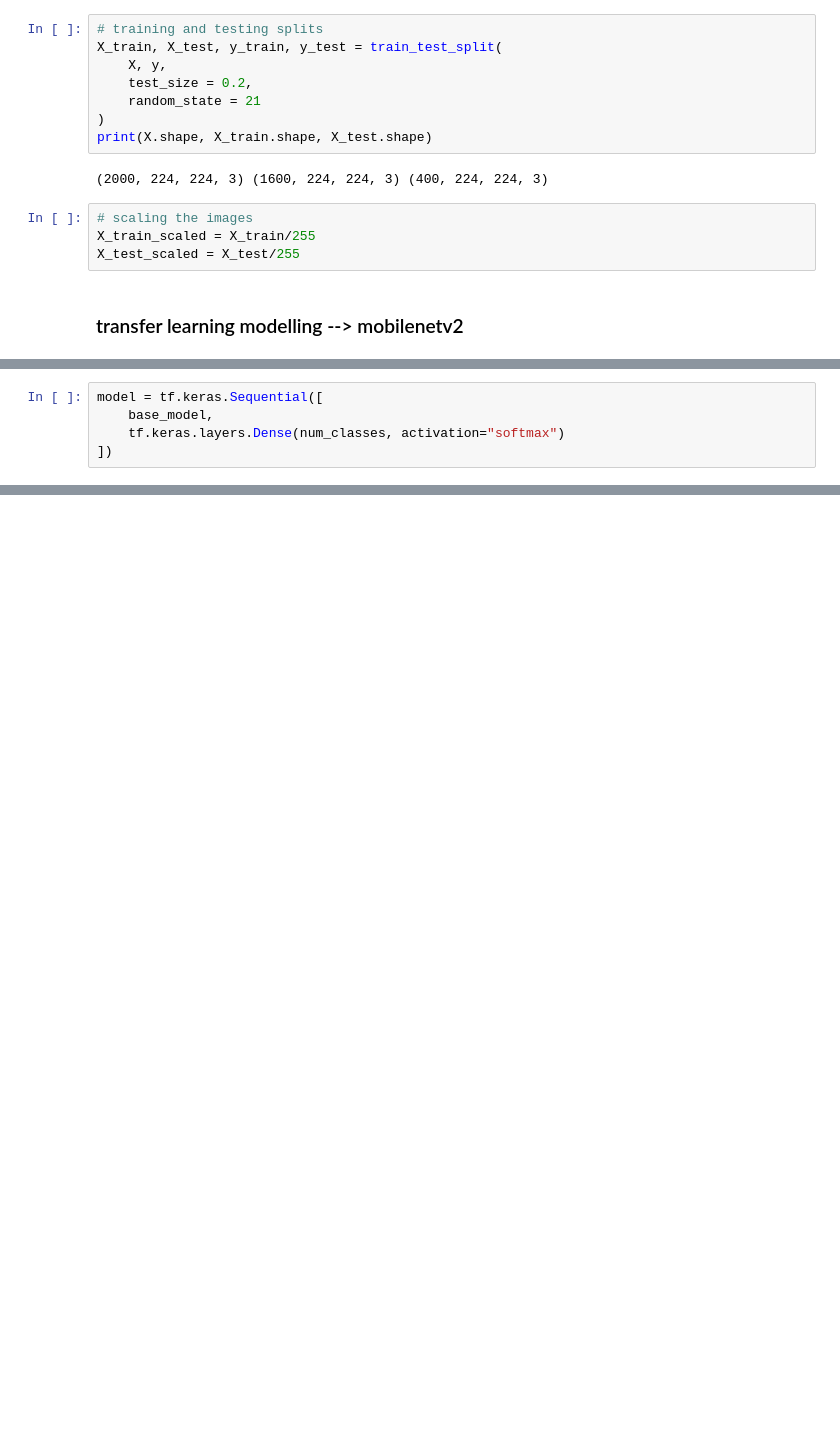
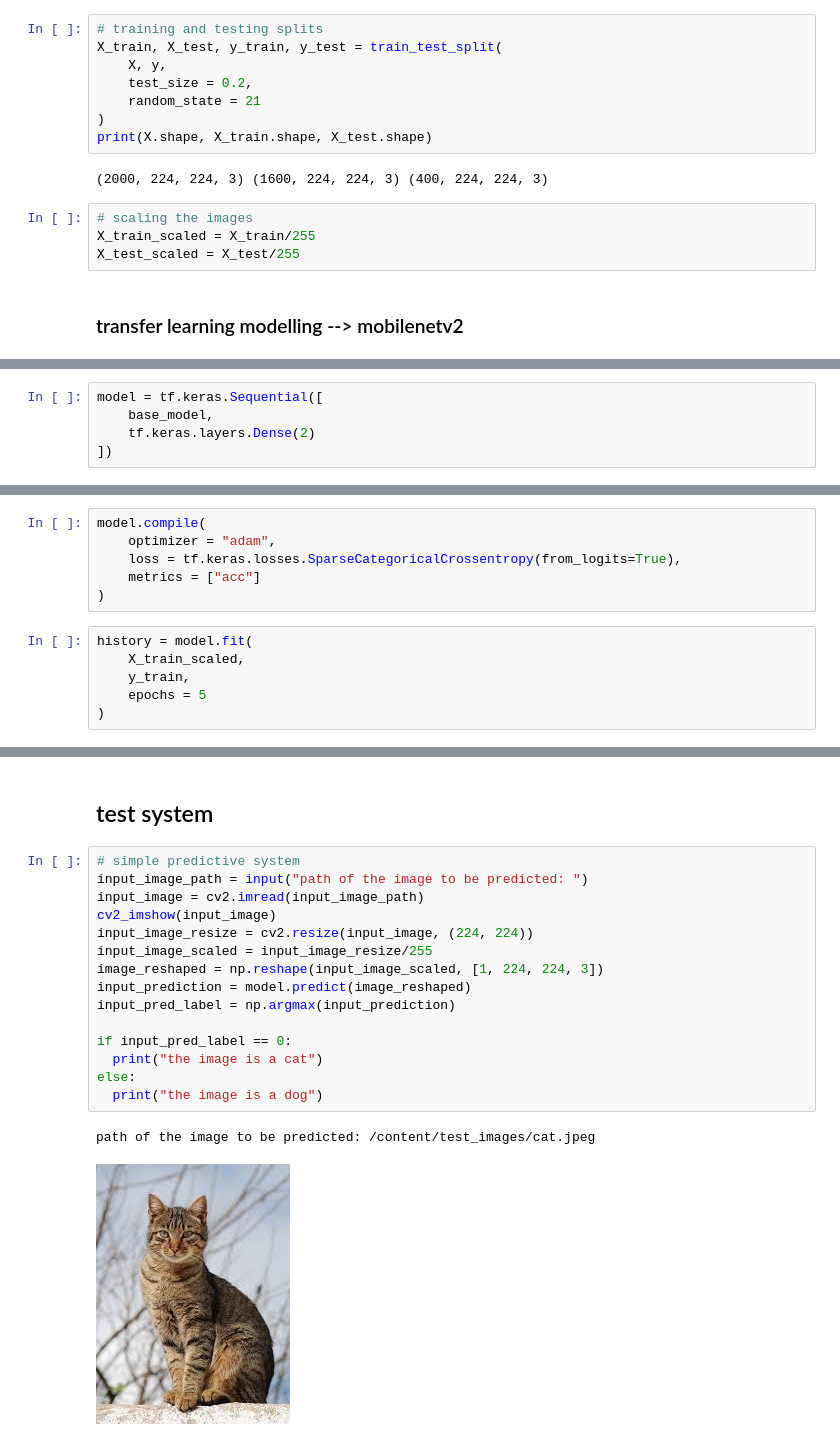
Before and after one commit to kamijoseph/Deep-Learning, a Jupyter notebook: dog_vs_cat.ipynb, the cells around one changed output, grey strips where cells are left out. Drawn from its saved outputs; the diff is of its cells as text; blank space fills up the shorter version.

Commit message:
# modelling complete - oh

```diff
--- a/dog_vs_cat.ipynb
+++ b/dog_vs_cat.ipynb
@@ -209,7 +217,7 @@ base_model.trainable = False
 # %%
 model = tf.keras.Sequential([
     base_model,
-    tf.keras.layers.Dense(num_classes, activation="softmax")
+    tf.keras.layers.Dense(2)
 ])
 # %%
 model.summary()
@@ -226,3 +234,15 @@ Model: "sequential_1"
  Total params: 2,260,546 (8.62 MB)
  Trainable params: 2,562 (10.01 KB)
  Non-trainable params: 2,257,984 (8.61 MB)
+# %%
+model.compile(
+    optimizer = "adam",
+    loss = tf.keras.losses.SparseCategoricalCrossentropy(from_logits=True),
+    metrics = ["acc"]
+)
+# %%
+history = model.fit(
+    X_train_scaled,
+    y_train,
+    epochs = 5
+)
@@ -228,0 +269,20 @@ Model: "sequential_1"
+# %% [markdown]
+## test system
+# %%
+# simple predictive system
+input_image_path = input("path of the image to be predicted: ")
+input_image = cv2.imread(input_image_path)
+cv2_imshow(input_image)
+input_image_resize = cv2.resize(input_image, (224, 224))
+input_image_scaled = input_image_resize/255
+image_reshaped = np.reshape(input_image_scaled, [1, 224, 224, 3])
+input_prediction = model.predict(image_reshaped)
+input_pred_label = np.argmax(input_prediction)
+
+if input_pred_label == 0:
+  print("the image is a cat")
+else:
+  print("the image is a dog")
+# %% [output]
+path of the image to be predicted: /content/test_images/cat.jpeg
+[figure, added]
```
Also changed, not shown: parts of 14 cells of this notebook.
